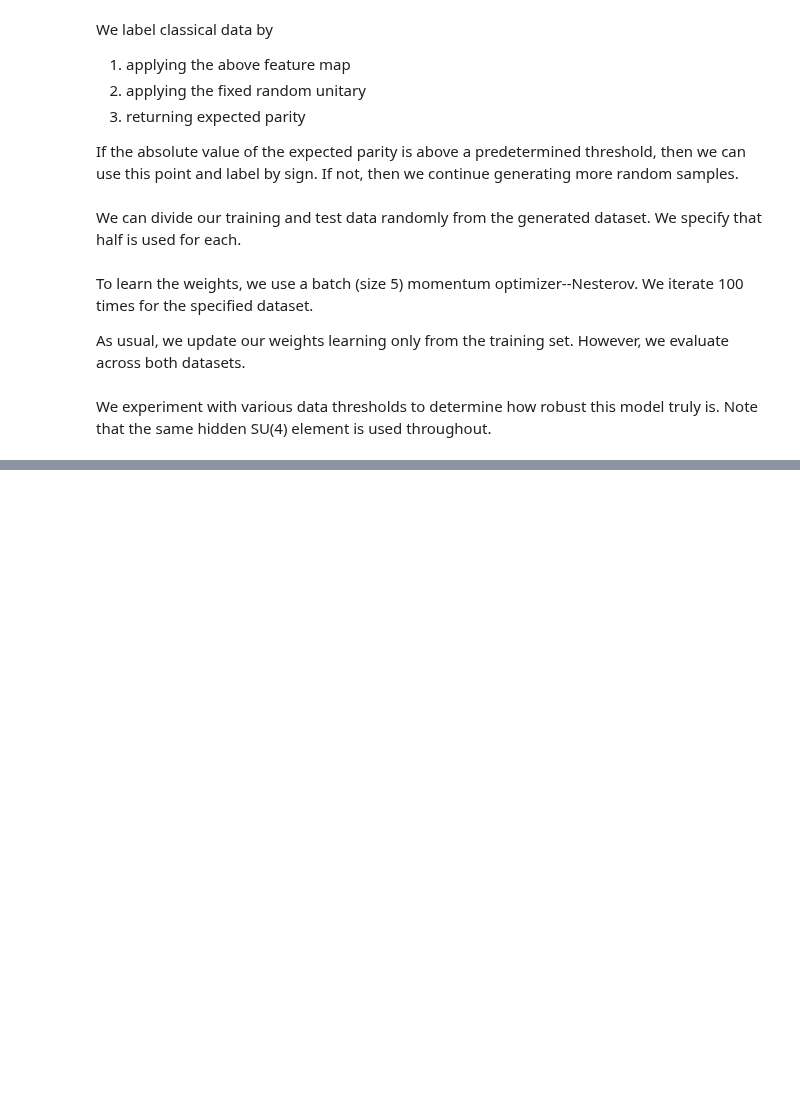
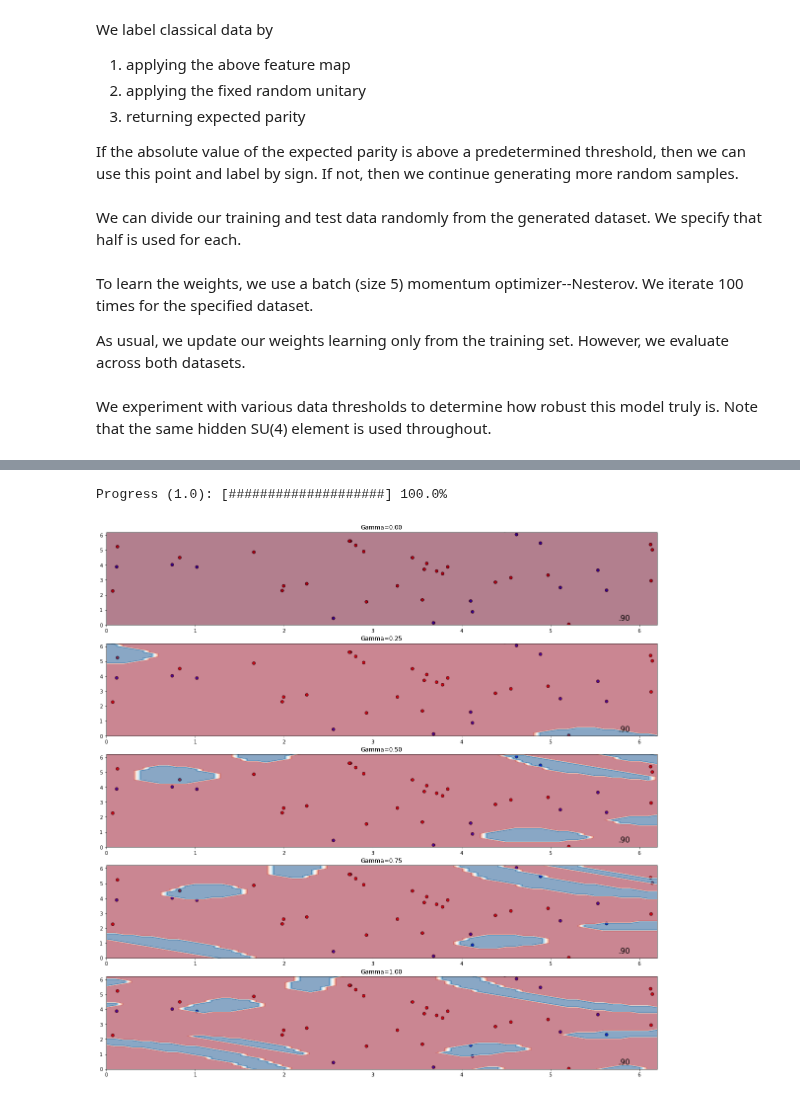
Before and after one commit to farice/Quantum-Supervised-Learning-with-Kernel-Methods, a Jupyter notebook: Shifted Bent Kernel.ipynb, the cells around one changed output, grey strips where cells are left out. Saved outputs shown, nothing was run; the diff lists cells and outputs as text; code cells hidden in the pictures; blank space fills up the shorter version.

```diff
--- a/Shifted Bent Kernel.ipynb
+++ b/Shifted Bent Kernel.ipynb
@@ -302,3 +330,79 @@ Iter:   200 | Cost: 0.2095597 | Acc train: 0.9500000 | Acc validation: 1.0000000
+# %%
+import time, sys
+from IPython.display import clear_output
+
+def update_progress(progress, gamma):
+    bar_length = 20
+    if isinstance(progress, int):
+        progress = float(progress)
+    if not isinstance(progress, float):
+        progress = 0
+    if progress < 0:
+        progress = 0
+    if progress >= 1:
+        progress = 1
+
+    block = int(round(bar_length * progress))
+    clear_output(wait = True)
+    text = "Progress ({2}): [{0}] {1:.1f}%".format( "#" * block + "-" * (bar_length - block), progress * 100, gamma)
+    print(text)
+# %%
+gamma = 0.1
+
+score = thresh_train_accuracies[0][-1]
+
+x_min = y_min = 0
+x_max = y_max = 2 * np.pi
+h = 0.1  # step size in the mesh
+
+cm = plt.cm.RdBu
+
+xx, yy = np.meshgrid(np.arange(x_min, x_max, h),
+                         np.arange(y_min, y_max, h))
+
+grid = np.c_[xx.ravel(), yy.ravel()]
+
+Z_dict = {}
+
+gammas = [0.0, 0.25, 0.5, 0.75, 1.0]
+
+for gamma in gammas:
+    Z = np.array([])
+
+    for i, f in enumerate(grid):
+        Z = np.append(Z, np.sign(variational_classifier(var, [f, gamma * (np.pi - f[0])*(np.pi - f[1])])))
+        update_progress(i / len(grid), gamma)
+
+    update_progress(1, gamma)
+    Z = Z.reshape(xx.shape)
+    Z_dict[gamma] = Z
+
+#for i in range(int(x_max / h)):
+#    if Z[0, i] > 0:
+#        print(Z[0, i], grid[i])
+# %% [output]
+Progress (1.0): [####################] 100.0%
+# %%
+plt.figure(figsize=(20,20))
+
+for i, gamma in enumerate(gammas):
+    plt.subplot(len(gammas), 1, i + 1)
+    plt.scatter(X[:,0], X[:,1], c=Y,cmap=cm_bright, edgecolors='k')
+    plt.contourf(xx, yy, Z_dict[gamma], vmin=-1., vmax=1., cmap=cm, alpha=.5)
+
+    plt.xlim(xx.min(), xx.max())
+    plt.ylim(yy.min(), yy.max())
+    #plt.xticks(())
+    #plt.yticks(())
+
+    plt.title("Gamma=%0.2f" % gamma)
+
+    plt.text(xx.max() - .3, yy.min() + .3, ('%.2f' % score).lstrip('0'),
+                    size=15, horizontalalignment='right')
+
+plt.show()
+# %% [output]
+[figure, added]
 # %%
 %matplotlib inline
 
```
Also changed, not shown: parts of 18 cells of this notebook, 7 other files.
